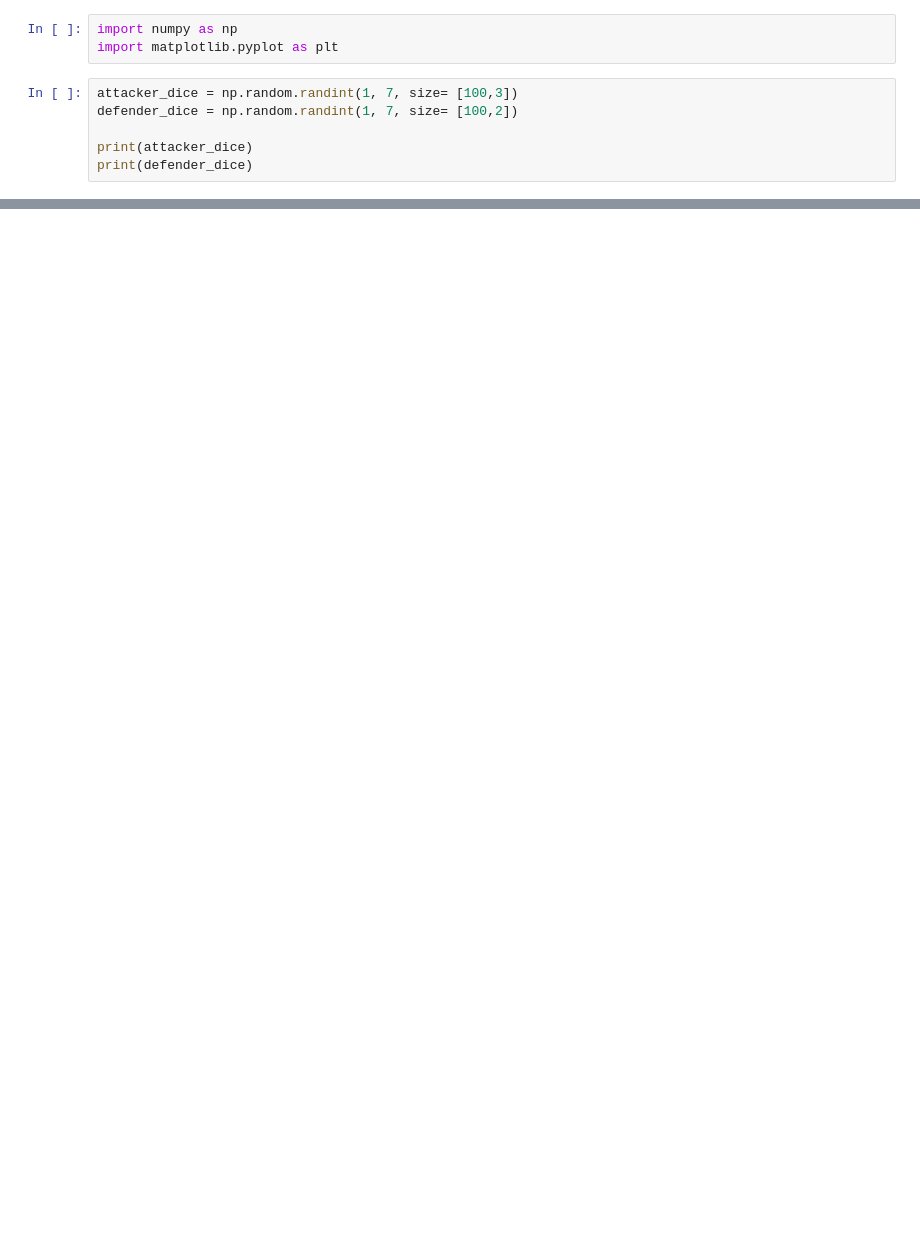
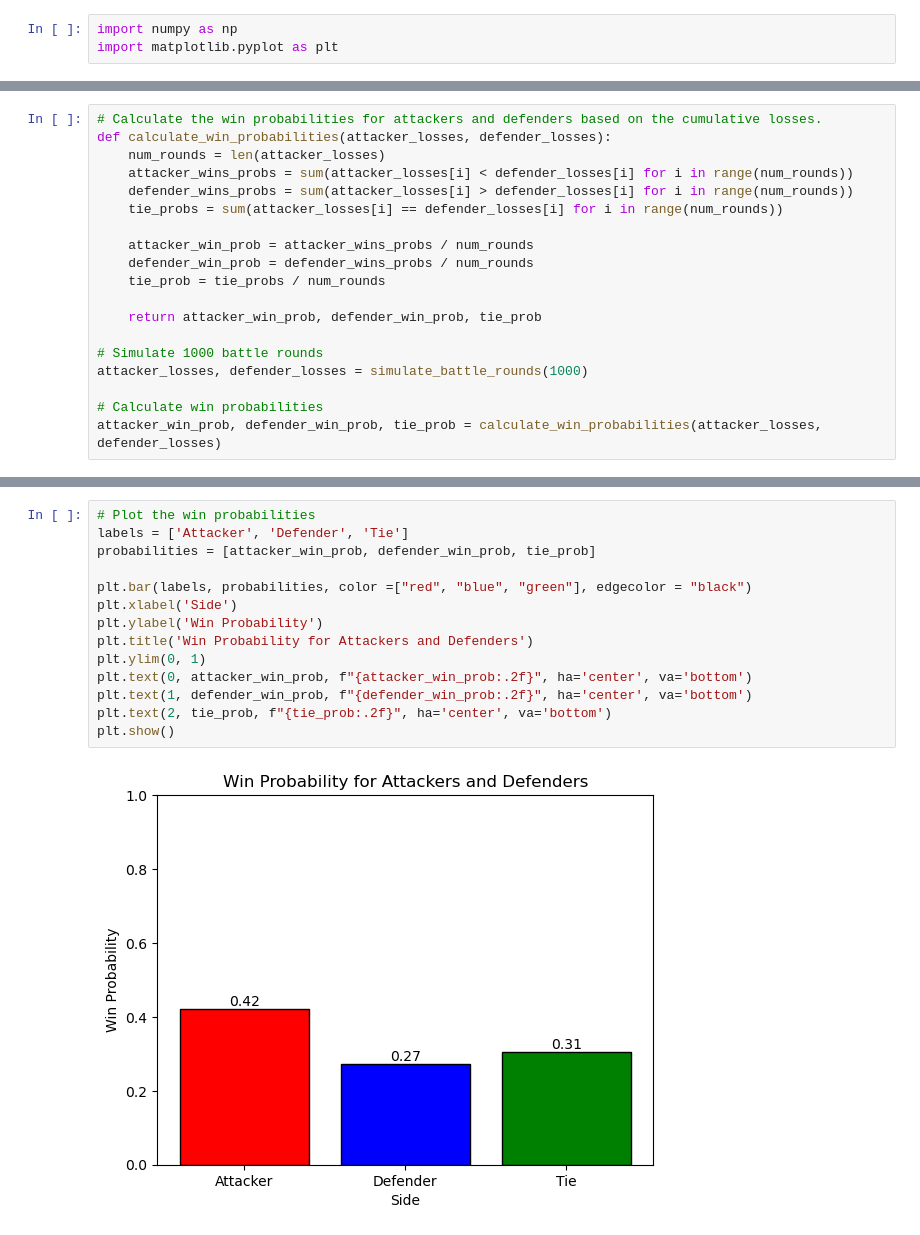
Before and after one commit to Jennyicano/PFDA, a Jupyter notebook: assignments/assignment_5_risk.ipynb, the cells around one changed output, grey strips where cells are left out. Saved outputs shown, nothing was run; the diff lists cells and outputs as text; blank space fills up the shorter version.

```diff
--- a/assignments/assignment_5_risk.ipynb
+++ b/assignments/assignment_5_risk.ipynb
@@ -8,9 +24,3 @@ The results of the winner and loser are reflected in the plots.
 # %%
 import numpy as np
 import matplotlib.pyplot as plt
-# %%
-attacker_dice = np.random.randint(1, 7, size= [100,3])
-defender_dice = np.random.randint(1, 7, size= [100,2])
-
-print(attacker_dice)
-print(defender_dice)
@@ -34,0 +69,19 @@ print(defender_dice)
+# %%
+# Calculate the win probabilities for attackers and defenders based on the cumulative losses.
+def calculate_win_probabilities(attacker_losses, defender_losses):
+    num_rounds = len(attacker_losses)
+    attacker_wins_probs = sum(attacker_losses[i] < defender_losses[i] for i in range(num_rounds))
+    defender_wins_probs = sum(attacker_losses[i] > defender_losses[i] for i in range(num_rounds))
+    tie_probs = sum(attacker_losses[i] == defender_losses[i] for i in range(num_rounds))
+
+    attacker_win_prob = attacker_wins_probs / num_rounds
+    defender_win_prob = defender_wins_probs / num_rounds
+    tie_prob = tie_probs / num_rounds
+
+    return attacker_win_prob, defender_win_prob, tie_prob
+
+# Simulate 1000 battle rounds
+attacker_losses, defender_losses = simulate_battle_rounds(1000)
+
+# Calculate win probabilities
+attacker_win_prob, defender_win_prob, tie_prob = calculate_win_probabilities(attacker_losses, defender_losses)
@@ -34,0 +119,16 @@ print(defender_dice)
+# %%
+# Plot the win probabilities
+labels = ['Attacker', 'Defender', 'Tie']
+probabilities = [attacker_win_prob, defender_win_prob, tie_prob]
+
+plt.bar(labels, probabilities, color =["red", "blue", "green"], edgecolor = "black")
+plt.xlabel('Side')
+plt.ylabel('Win Probability')
+plt.title('Win Probability for Attackers and Defenders')
+plt.ylim(0, 1)
+plt.text(0, attacker_win_prob, f"{attacker_win_prob:.2f}", ha='center', va='bottom')
+plt.text(1, defender_win_prob, f"{defender_win_prob:.2f}", ha='center', va='bottom')
+plt.text(2, tie_prob, f"{tie_prob:.2f}", ha='center', va='bottom')
+plt.show()
+# %% [output]
+[figure, added]
```
Also changed, not shown: parts of 7 cells of this notebook.
